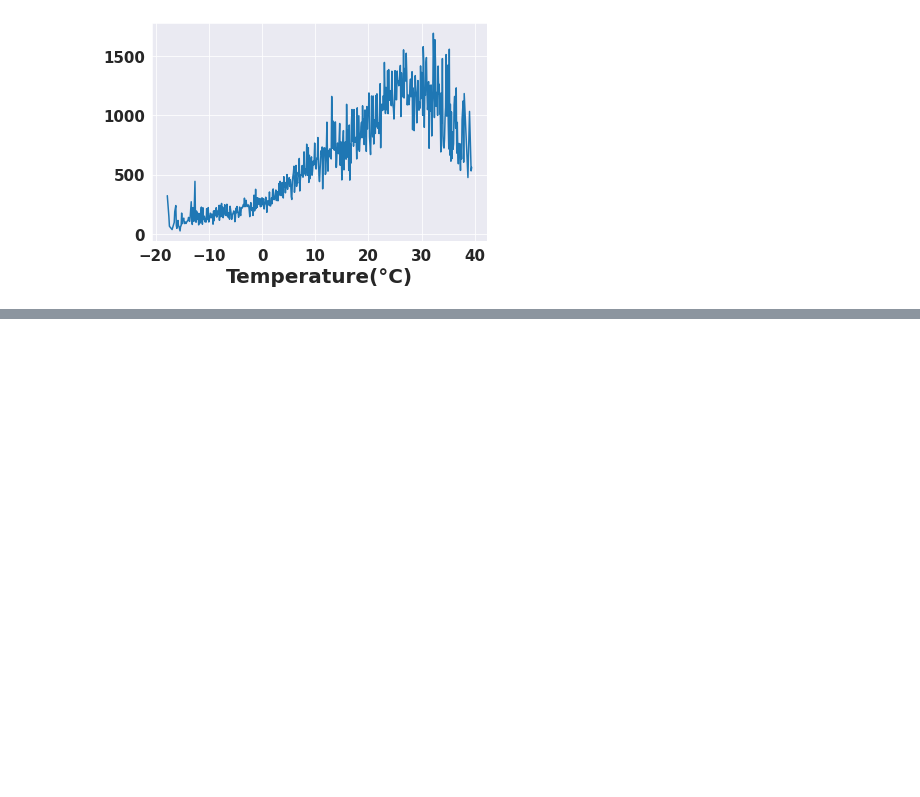
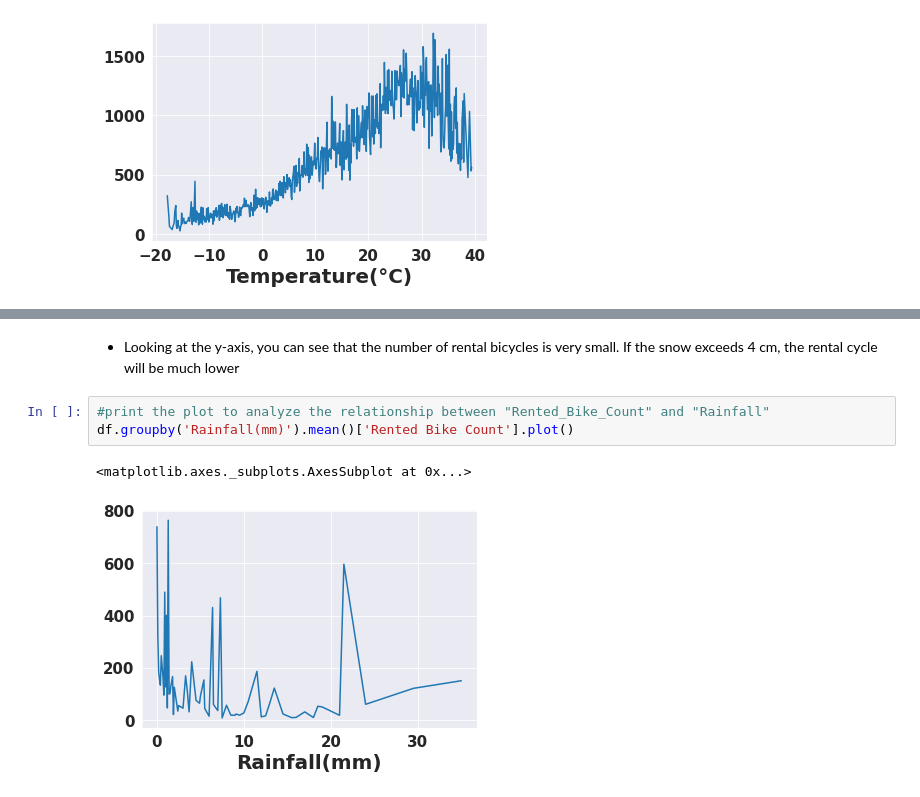
Before and after one commit to yashwany/Bike-Sharing-Demand-Prediction, a Jupyter notebook: Capstone_project_Bike_Sharing_Demand_Prediction.ipynb, the cells around one changed output, grey strips where cells are left out. Cells and saved outputs as stored; diff of their text form; blank space fills up the shorter version.

```diff
--- a/Capstone_project_Bike_Sharing_Demand_Prediction.ipynb
+++ b/Capstone_project_Bike_Sharing_Demand_Prediction.ipynb
@@ -589,0 +614,8 @@ df.groupby('Temperature(°C)').mean()['Rented Bike Count'].plot()
+# %% [markdown]
+* Looking at the y-axis, you can see that the number of rental bicycles is very small. If the snow exceeds 4 cm, the rental cycle will be much lower
+# %%
+#print the plot to analyze the relationship between "Rented_Bike_Count" and "Rainfall"
+df.groupby('Rainfall(mm)').mean()['Rented Bike Count'].plot()
+# %% [output]
+<matplotlib.axes._subplots.AxesSubplot at 0x...>
+[figure, added]
```
Also changed, not shown: parts of 34 cells of this notebook.
